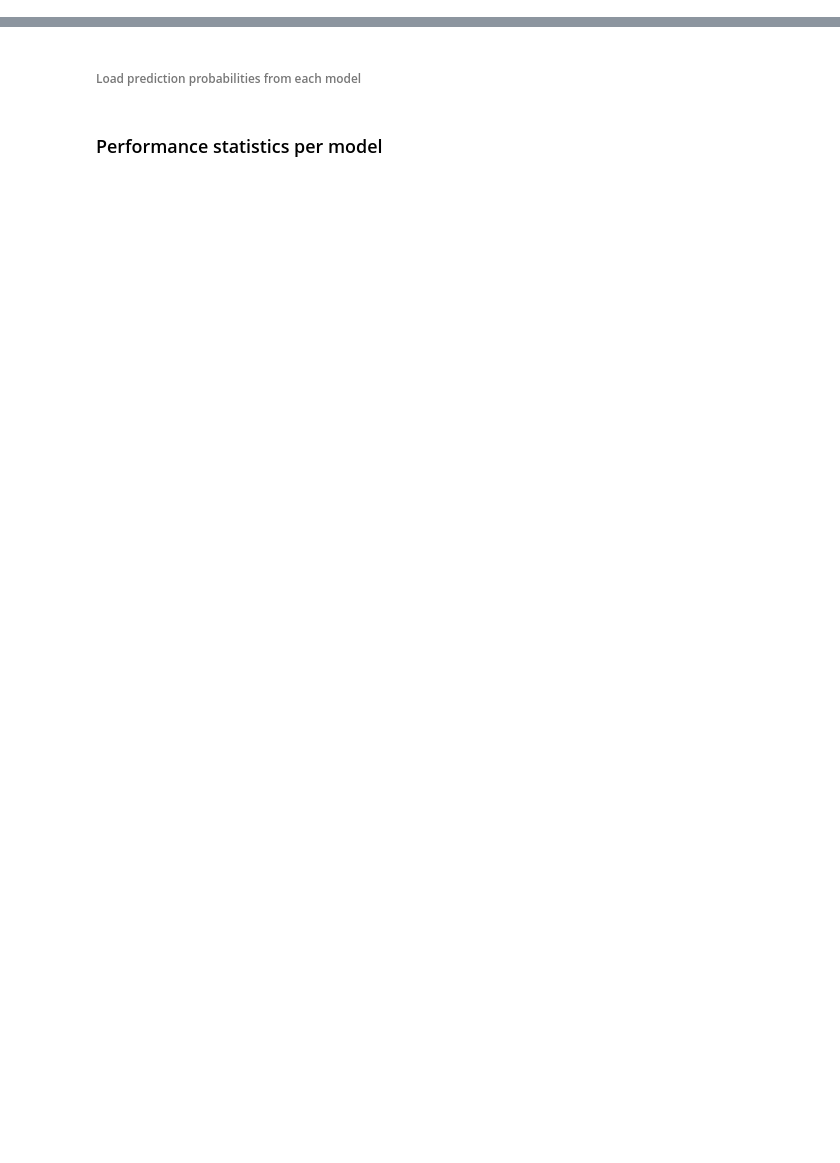
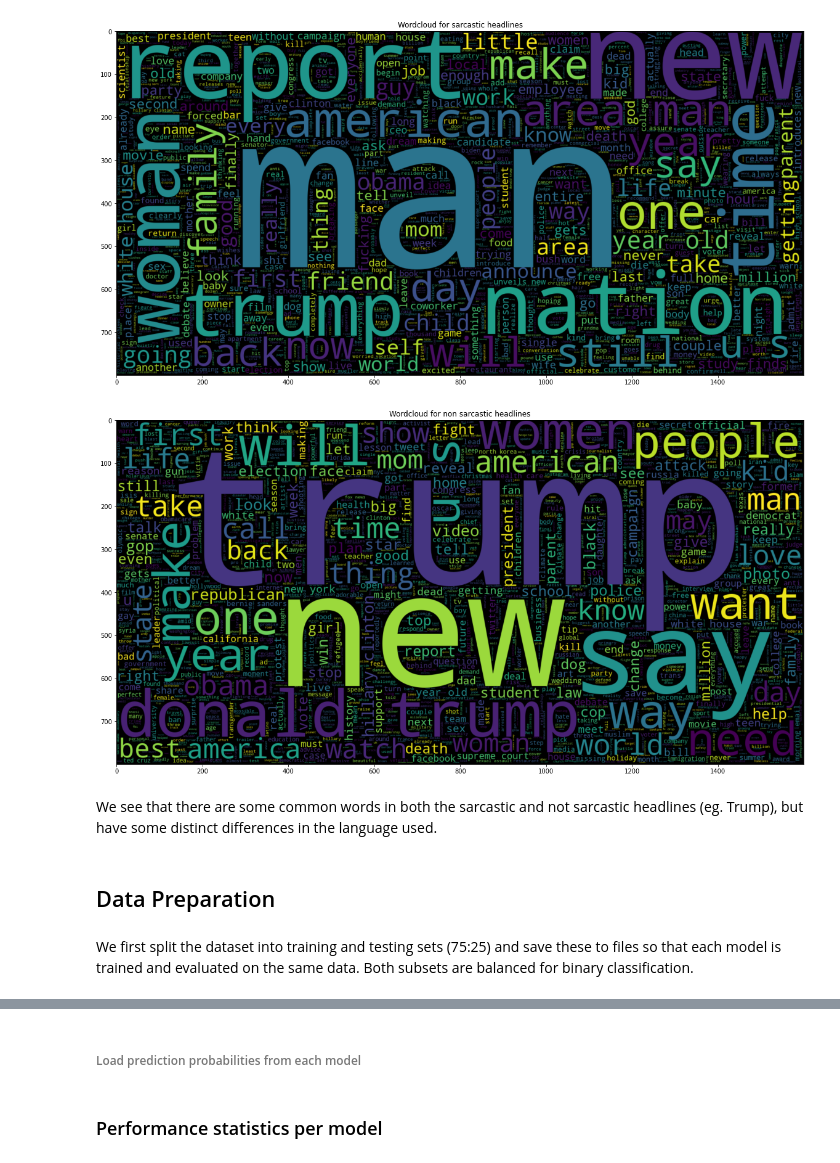
Before and after one commit to sepetab/BLUFF, a Jupyter notebook: Submission/BLUFF.ipynb, the cells around one changed output, grey strips where cells are left out. Drawn from its saved outputs; the diff is of its cells as text; code cells hidden in the pictures; blank space fills up the shorter version.

```diff
--- a/Submission/BLUFF.ipynb
+++ b/Submission/BLUFF.ipynb
@@ -22,0 +69,23 @@ The dataset used was the [News Headlines Dataset for Sarcasm Detection](https://
+# %%
+#wordcloud for sarcastic text
+plt.figure(figsize = (20,20))
+wc = WordCloud(max_words = 2000 , width = 1600 , height = 800).generate(" ".join(data[data.is_sarcastic == 1].headline))
+plt.imshow(wc , interpolation = 'bilinear')
+plt.title('Wordcloud for sarcastic headlines')
+plt.savefig('Wordcloud for sarcastic headlines.png')
+
+#wordcloud for non sarcastic text
+plt.figure(figsize = (20,20))
+wc = WordCloud(max_words = 2000 , width = 1600 , height = 800).generate(" ".join(data[data.is_sarcastic == 0].headline))
+plt.imshow(wc , interpolation = 'bilinear')
+plt.title('Wordcloud for non sarcastic headlines')
+plt.savefig('Wordcloud for non sarcastic headlines.png')
+# %% [output]
+[figure, added]
+[figure, added]
+# %% [markdown]
+We see that there are some common words in both the sarcastic and not sarcastic headlines (eg. Trump), but have some distinct differences in the language used.
+# %% [markdown]
+## Data Preparation
+# %% [markdown]
+We first split the dataset into training and testing sets (75:25) and save these to files so that each model is trained and evaluated on the same data. Both subsets are balanced for binary classification.
```
Also changed, not shown: parts of 74 cells of this notebook, 3 other files.
